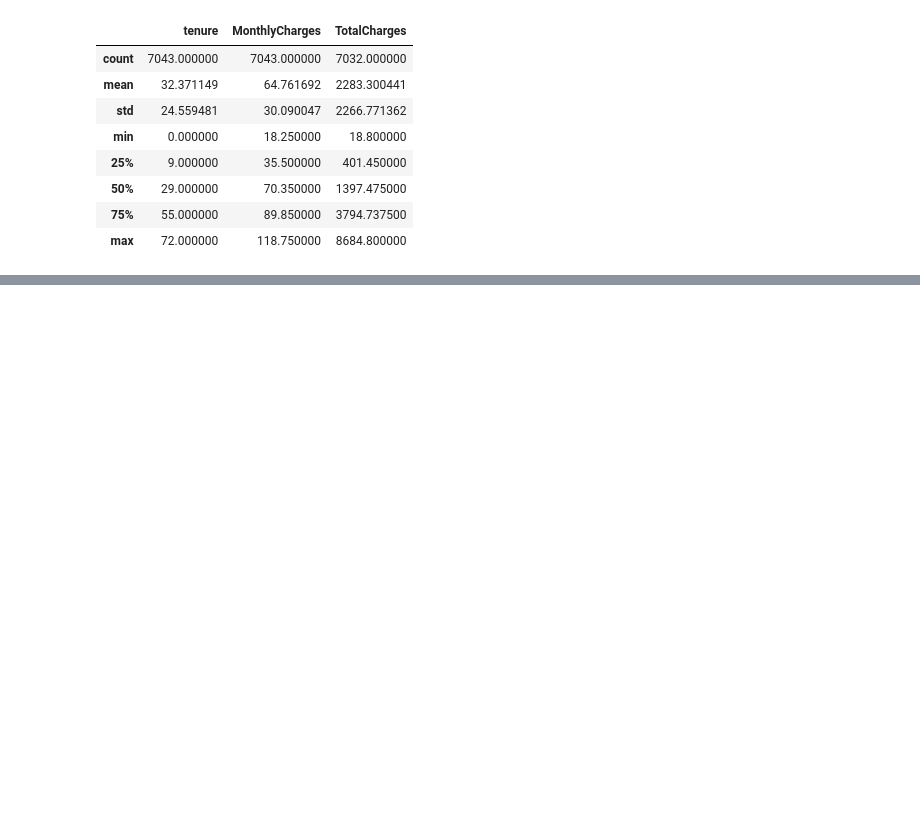
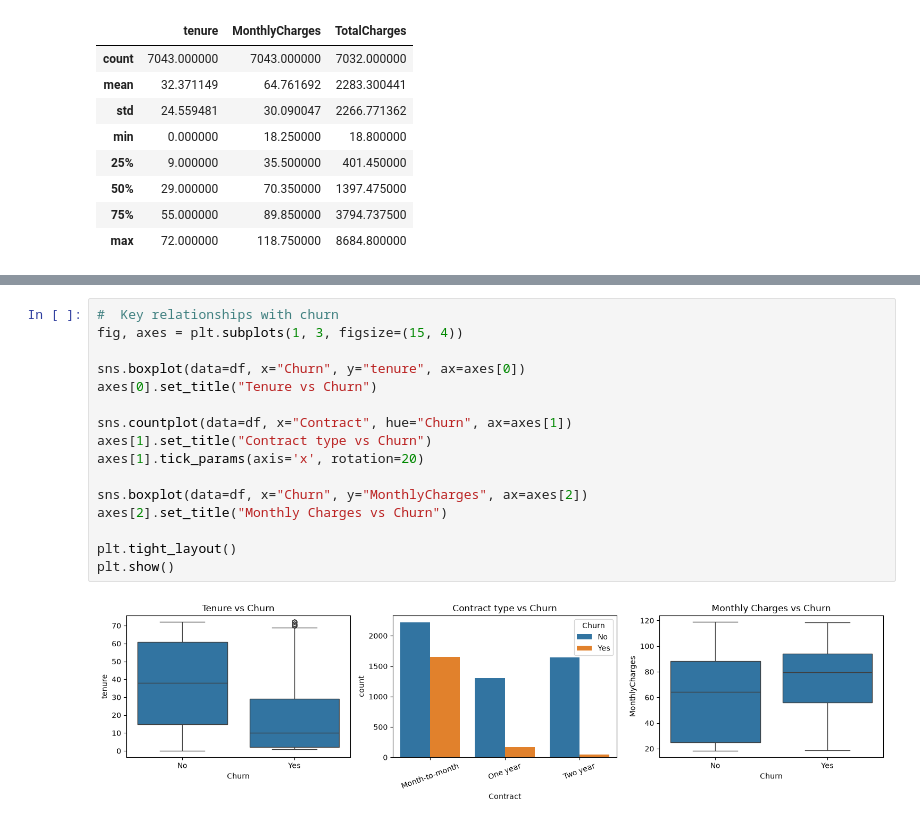
Before and after one commit to Anoop-2752/mlops-churn-pipeline, a Jupyter notebook: notebooks/01_eda.ipynb, the cells around one changed output, grey strips where cells are left out. Cells and saved outputs as stored; diff of their text form; blank space fills up the shorter version.

```diff
--- a/notebooks/01_eda.ipynb
+++ b/notebooks/01_eda.ipynb
@@ -97,0 +108,18 @@ df[["tenure", "MonthlyCharges", "TotalCharges"]].describe()
+# %%
+#  Key relationships with churn
+fig, axes = plt.subplots(1, 3, figsize=(15, 4))
+
+sns.boxplot(data=df, x="Churn", y="tenure", ax=axes[0])
+axes[0].set_title("Tenure vs Churn")
+
+sns.countplot(data=df, x="Contract", hue="Churn", ax=axes[1])
+axes[1].set_title("Contract type vs Churn")
+axes[1].tick_params(axis='x', rotation=20)
+
+sns.boxplot(data=df, x="Churn", y="MonthlyCharges", ax=axes[2])
+axes[2].set_title("Monthly Charges vs Churn")
+
+plt.tight_layout()
+plt.show()
+# %% [output]
+[figure, added]
```
Also changed, not shown: parts of 3 cells of this notebook, 8 other files.
